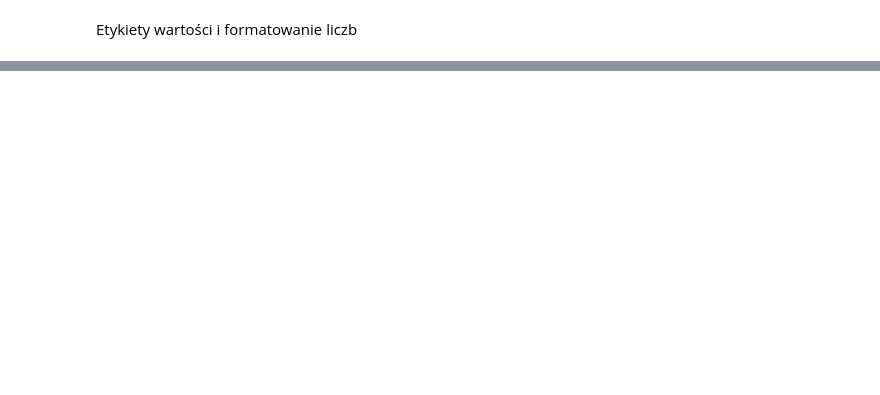
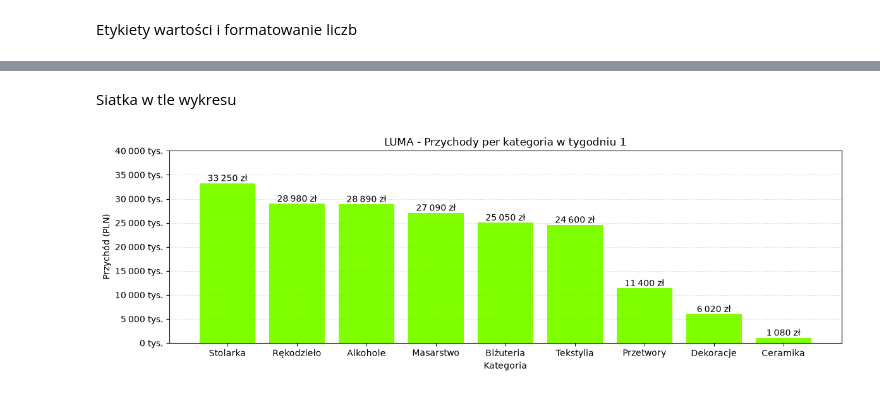
Before and after one commit to JakubZak7/DataVisualisation, a Jupyter notebook: 01- bar.ipynb, the cells around one changed output, grey strips where cells are left out. Saved outputs shown, nothing was run; the diff lists cells and outputs as text; code cells hidden in the pictures; blank space fills up the shorter version.

```diff
--- a/01- bar.ipynb
+++ b/01- bar.ipynb
@@ -159,0 +254,16 @@ Etykiety wartości i formatowanie liczb
+# %% [markdown]
+Siatka w tle wykresu
+# %%
+plt.figure(figsize=(12,4))
+bars = plt.bar(categories, heights, color = 'chartreuse')
+pad_axis()
+label_pars_pln(bars)
+format_ytics_tys()
+plt.grid(axis = "y" ,linestyle=":", alpha= 0.6)
+plt.title("LUMA - Przychody per kategoria w tygodniu 1")
+plt.xlabel("Kategoria")
+plt.ylabel("Przychód (PLN)")
+plt.tight_layout()
+plt.show()
+# %% [output]
+[figure, added]
```
Also changed, not shown: parts of 20 cells of this notebook.
